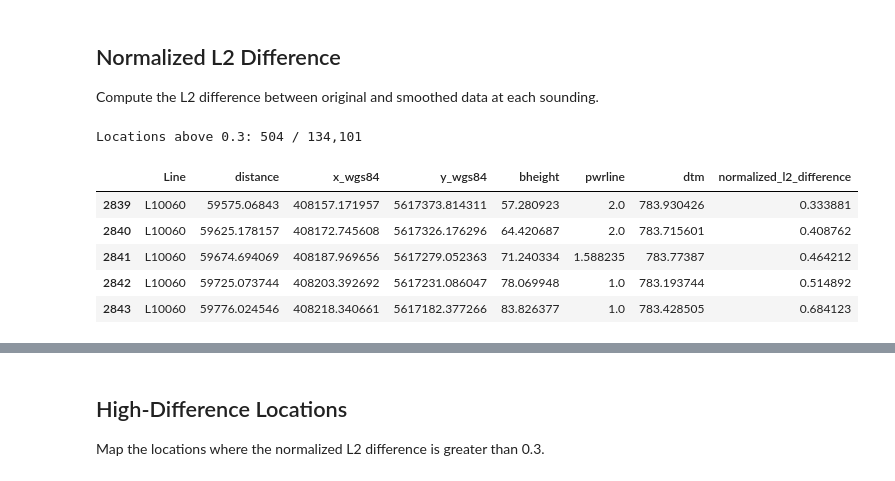
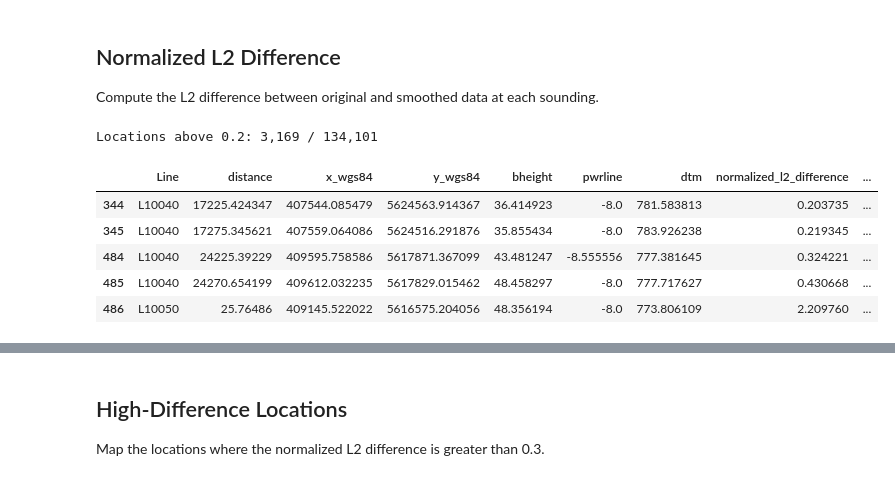
Before and after one commit to emgeolab/alberta_atem, a Jupyter notebook: notebooks/07.time_channel_smoothing_v1.ipynb, the cells around one changed output, grey strips where cells are left out. Saved outputs shown, nothing was run; the diff lists cells and outputs as text; code cells hidden in the pictures.

Commit message:
[mod]smooth fit for line-by-line artifact

```diff
--- a/notebooks/07.time_channel_smoothing_v1.ipynb
+++ b/notebooks/07.time_channel_smoothing_v1.ipynb
@@ -248,9 +310,9 @@ Smooth each sounding with nearby soundings using a weak distance-weighted averag
 # %%
 # Smaller k and larger IDW power make the smoothing weaker.
 k_nearest_points = 50
-idw_epsilon = 20.0
+idw_epsilon = 1
 idw_power_early = 1.5
-idw_power_late = 2.5
+idw_power_late = 2.0
 idw_power_by_time = np.linspace(idw_power_early, idw_power_late, data_binned.shape[1])
 # idw_power_by_time = np.full(data_binned.shape[1], 0.0)
 
@@ -267,10 +329,16 @@ for start in range(0, xy_binned.shape[0], smoothing_chunk_size):
         distances = distances[:, None]
         neighbor_indices = neighbor_indices[:, None]
 
-    weights_by_time = 1.0 / ((distances[:, :, None] + idw_epsilon) ** idw_power_by_time[None, None, :])
-    smoothed_data[start:end] = (
-        np.sum(weights_by_time * data_binned[neighbor_indices, :], axis=1)
-        / np.sum(weights_by_time, axis=1)
+    spatial_weights_by_time = 1.0 / ((distances[:, :, None] + idw_epsilon) ** idw_power_by_time[None, None, :])
+    reliability_weights = data_reliability_weight[neighbor_indices, :]
+    total_weights = spatial_weights_by_time * reliability_weights
+    weight_sum = np.sum(total_weights, axis=1)
+    weighted_sum = np.sum(total_weights * data_binned[neighbor_indices, :], axis=1)
+    smoothed_data[start:end] = np.divide(
+        weighted_sum,
+        weight_sum,
+        out=np.full_like(weighted_sum, np.nan, dtype=float),
+        where=weight_sum > 0,
     )
 
 smoothed_data_to_plot = -smoothed_data
@@ -278,6 +346,7 @@ smoothed_data_to_plot = -smoothed_data
 print(f"KDTree neighbors: {n_neighbors}")
 print(f"IDW epsilon: {idw_epsilon}")
 print(f"IDW power range: {idw_power_by_time[0]:.2f} to {idw_power_by_time[-1]:.2f}")
+print("Smoothing weights: spatial IDW x inverse-variance data reliability")
 print(f"Smoothing chunk size: {smoothing_chunk_size:,}")
 
 pd.DataFrame(
@@ -445,33 +515,43 @@ VBox(children=(Dropdown(description='Line:', options=('L10040', 'L10050', 'L1005
 
 Compute the L2 difference between original and smoothed data at each sounding.
 # %%
-l2_difference = np.linalg.norm(data_binned - smoothed_data, axis=1)
-l2_smoothed = np.linalg.norm(smoothed_data, axis=1)
+valid_l2_channels = np.isfinite(data_binned) & np.isfinite(smoothed_data)
+l2_difference = np.sqrt(np.sum(
+    np.where(valid_l2_channels, (data_binned - smoothed_data) ** 2, 0.0),
+    axis=1,
+))
+l2_smoothed = np.sqrt(np.sum(
+    np.where(valid_l2_channels, smoothed_data**2, 0.0),
+    axis=1,
+))
 normalized_l2_difference = np.divide(
     l2_difference,
     l2_smoothed,
     out=np.full_like(l2_difference, np.nan, dtype=float),
     where=l2_smoothed > 0,
 )
+valid_channel_count = valid_l2_channels.sum(axis=1)
+normalized_l2_difference[valid_channel_count == 0] = np.nan
 
-l2_threshold = 0.3
+l2_threshold = 0.2
 high_l2_mask = normalized_l2_difference > l2_threshold
 high_l2_locations = df_data_binned.loc[
     high_l2_mask,
     ["Line", "distance", "x_wgs84", "y_wgs84", "bheight", "pwrline", "dtm"],
 ].copy()
 high_l2_locations["normalized_l2_difference"] = normalized_l2_difference[high_l2_mask]
+high_l2_locations["valid_channel_count"] = valid_channel_count[high_l2_mask]
 
 print(f"Locations above {l2_threshold}: {high_l2_mask.sum():,} / {len(high_l2_mask):,}")
 high_l2_locations.head()
 # %% [output]
-Locations above 0.3: 504 / 134,101
+Locations above 0.2: 3,169 / 134,101
-|  | Line | distance | x_wgs84 | y_wgs84 | bheight | pwrline | dtm | normalized_l2_difference |
-| 2839 | L10060 | 59575.06843 | 408157.171957 | 5617373.814311 | 57.280923 | 2.0 | 783.930426 | 0.333881 |
-| 2840 | L10060 | 59625.178157 | 408172.745608 | 5617326.176296 | 64.420687 | 2.0 | 783.715601 | 0.408762 |
-| 2841 | L10060 | 59674.694069 | 408187.969656 | 5617279.052363 | 71.240334 | 1.588235 | 783.77387 | 0.464212 |
-| 2842 | L10060 | 59725.073744 | 408203.392692 | 5617231.086047 | 78.069948 | 1.0 | 783.193744 | 0.514892 |
-| 2843 | L10060 | 59776.024546 | 408218.340661 | 5617182.377266 | 83.826377 | 1.0 | 783.428505 | 0.684123 |
+|  | Line | distance | x_wgs84 | y_wgs84 | bheight | pwrline | dtm | normalized_l2_difference | ... |
+| 344 | L10040 | 17225.424347 | 407544.085479 | 5624563.914367 | 36.414923 | -8.0 | 781.583813 | 0.203735 | ... |
+| 345 | L10040 | 17275.345621 | 407559.064086 | 5624516.291876 | 35.855434 | -8.0 | 783.926238 | 0.219345 | ... |
+| 484 | L10040 | 24225.39229 | 409595.758586 | 5617871.367099 | 43.481247 | -8.555556 | 777.381645 | 0.324221 | ... |
+| 485 | L10040 | 24270.654199 | 409612.032235 | 5617829.015462 | 48.458297 | -8.0 | 777.717627 | 0.430668 | ... |
+| 486 | L10050 | 25.76486 | 409145.522022 | 5616575.204056 | 48.356194 | -8.0 | 773.806109 | 2.209760 | ... |
 # %%
 valid_l2 = normalized_l2_difference[np.isfinite(normalized_l2_difference)]
 quantile_levels = [0, 25, 50, 75, 90, 95, 99, 100]
```
Also changed, not shown: parts of 5 cells of this notebook.
